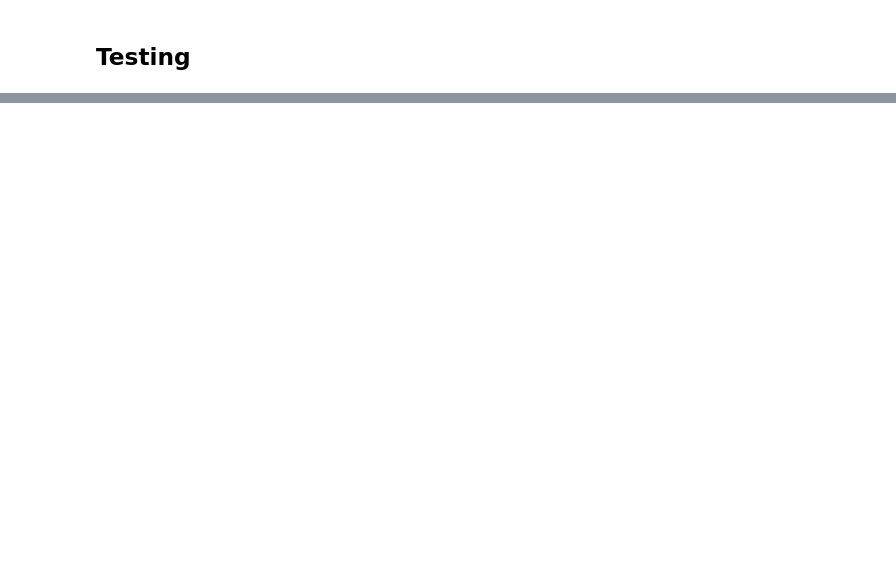
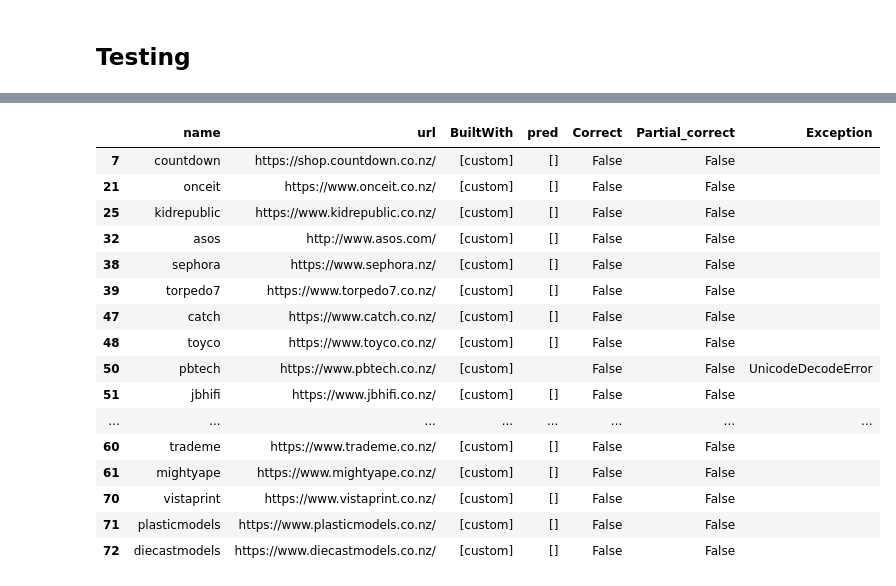
Before and after one commit to xaviermiles/web_sentiment_analysis, a Jupyter notebook: commoncrawl/digital_economy/test_scraping.ipynb, the cells around one changed output, grey strips where cells are left out. Drawn from its saved outputs; the diff is of its cells as text; code cells hidden in the pictures; blank space fills up the shorter version.

```diff
--- a/commoncrawl/digital_economy/test_scraping.ipynb
+++ b/commoncrawl/digital_economy/test_scraping.ipynb
@@ -404,0 +433,21 @@ for site in results[['Wix Stores' in x for x in results['BuiltWith']]]['url']:
+# %%
+# See which sites have custom cart software
+results[['custom' in x for x in results['BuiltWith']]]
+# %% [output]
+|  | name | url | BuiltWith | pred | Correct | Partial_correct | Exception |
+| 7 | countdown | https://shop.countdown.co.nz/ | [custom] | [] | False | False |  |
+| 21 | onceit | https://www.onceit.co.nz/ | [custom] | [] | False | False |  |
+| 25 | kidrepublic | https://www.kidrepublic.co.nz/ | [custom] | [] | False | False |  |
+| 32 | asos | http://www.asos.com/ | [custom] | [] | False | False |  |
+| 38 | sephora | https://www.sephora.nz/ | [custom] | [] | False | False |  |
+| 39 | torpedo7 | https://www.torpedo7.co.nz/ | [custom] | [] | False | False |  |
+| 47 | catch | https://www.catch.co.nz/ | [custom] | [] | False | False |  |
+| 48 | toyco | https://www.toyco.co.nz/ | [custom] | [] | False | False |  |
+| 50 | pbtech | https://www.pbtech.co.nz/ | [custom] |  | False | False | UnicodeDecodeError |
+| 51 | jbhifi | https://www.jbhifi.co.nz/ | [custom] | [] | False | False |  |
+| ... | ... | ... | ... | ... | ... | ... | ... |
+| 60 | trademe | https://www.trademe.co.nz/ | [custom] | [] | False | False |  |
+| 61 | mightyape | https://www.mightyape.co.nz/ | [custom] | [] | False | False |  |
+| 70 | vistaprint | https://www.vistaprint.co.nz/ | [custom] | [] | False | False |  |
+| 71 | plasticmodels | https://www.plasticmodels.co.nz/ | [custom] | [] | False | False |  |
+| 72 | diecastmodels | https://www.diecastmodels.co.nz/ | [custom] | [] | False | False |  |
```
Also changed, not shown: parts of 16 cells of this notebook.
